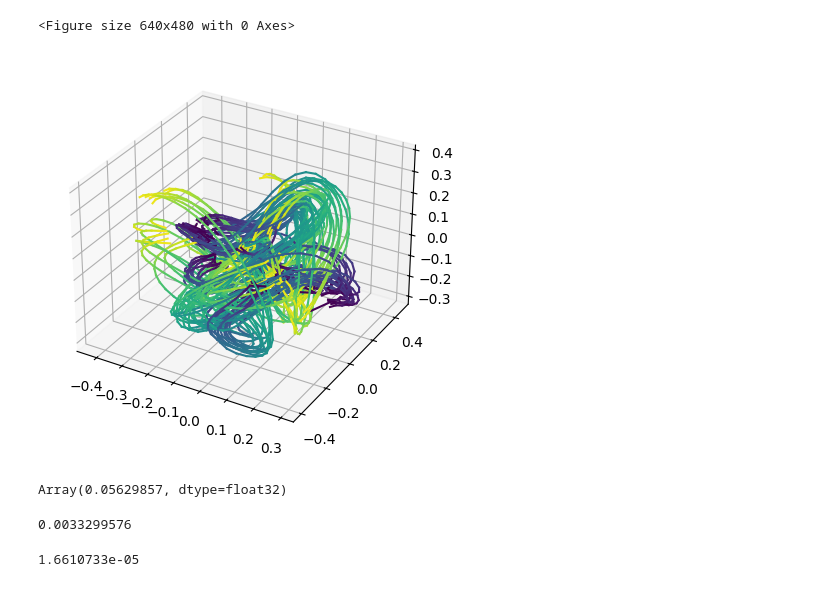
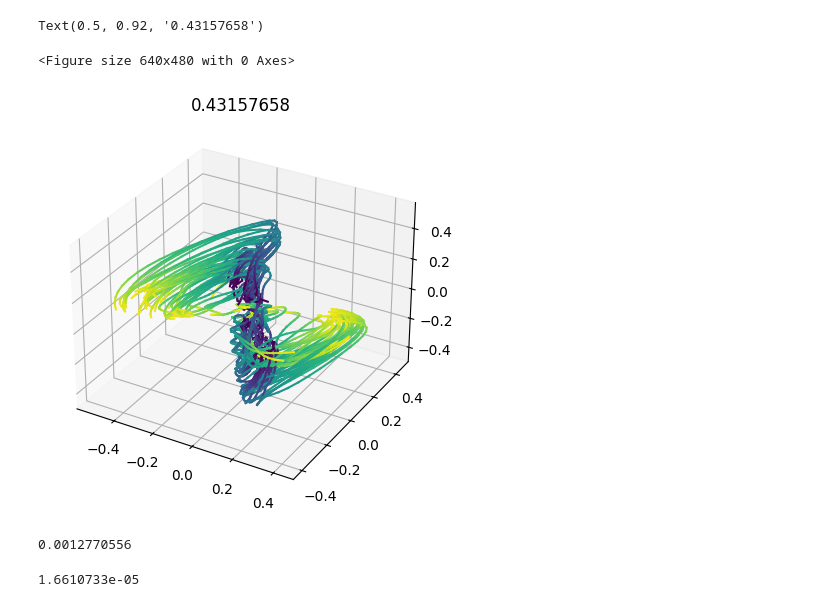
Before and after one commit to ArielleRosinski/SCA_project, a Jupyter notebook: var_explained.ipynb, the cells around one changed output. Saved outputs shown, nothing was run; the diff lists cells and outputs as text; code cells hidden in the pictures.

```diff
--- a/var_explained.ipynb
+++ b/var_explained.ipynb
@@ -8,25 +8,45 @@ from kernel_sca_inducing_points import *
 # %%
 A = jnp.load('/Users/ariellerosinski/My Drive/Cambridge/Project/datasets/MC_Maze/A_softNormMax_centerFalse.npy')
 X = jnp.load('/Users/ariellerosinski/My Drive/Cambridge/Project/datasets/MC_Maze/X_softNormMax_centerFalse.npy')
 K, N, T = X.shape
 
-params = jnp.load('/Users/ariellerosinski/My Drive/Cambridge/Project/outputs/kernel_SCA/MC_Maze_3_7_2024/kernel_/neural_psth/params_8d_gaussian.npy', allow_pickle=True).tolist()
+params = jnp.load('/Users/ariellerosinski/My Drive/Cambridge/Project/outputs/kernel_SCA/MC_Maze_3_7_2024/kernel_/neural_psth/params_3d_gaussian.npy', allow_pickle=True).tolist()
 
 kernel_function = K_X_Y_squared_exponential
-d = 8
+d = 3
 c = 30
 K_u_u_K_u_A_alpha_H, K_A_u, K_u_u, H_K_A_u  = get_alpha(params, A, X, kernel_function, d)
 alpha_tilde, u, l2, scale = get_params(params, kernel_function=kernel_function)
 
 X_reshaped = X.swapaxes(0,1).reshape(N,-1)
 K_u_X = kernel_function(u, X_reshaped, l2=l2, scale=scale).reshape(-1,K,T).swapaxes(0,1)
 Y = jnp.einsum('ji,kjm->kim',  K_u_u_K_u_A_alpha_H, K_u_X)
 Y = center(Y)
 plt.figure()
 plot_3D(Y)
+plt.title(compute_S_all_pairs(Y))
 # %% [output]
-<Figure size 640x480 with 0 Axes>
+Text(0.5, 0.92, '0.43157658')
+<Figure size 640x480 with 0 Axes>
-[figure, old version]
+[figure, new version]
+# %%
+
+
+
+L = jnp.linalg.cholesky(K_u_u + jnp.identity(c) * 1e-5)
+Q_, R = jnp.linalg.qr(H_K_A_u, mode='reduced')
+alpha_tilde_QR, _ = jnp.linalg.qr(alpha_tilde, mode='reduced')
+alpha = jnp.einsum('ij,jm->im', Q_, solve_triangular(R.T, jnp.dot(L, alpha_tilde_QR), lower=True))
+
+K_A_A = kernel_function(A, A, l2=l2, scale=scale)
+K_A_A_reshaped = K_A_A.reshape(K, T, K, T)
+mean = jnp.mean(K_A_A_reshaped, axis=(0,2), keepdims=True)
+K_A_A_tilde = (K_A_A_reshaped - mean).reshape(K*T, K*T)
+
+var_explained = jnp.trace(alpha.T @ K_A_A_tilde @ alpha) / jnp.trace(K_A_A_tilde)
+print(var_explained)
+# %% [output]
+0.0012770556
 # %%
 X_reshaped = X.swapaxes(1,2).reshape(-1, N)
 full_X_var = jnp.sum(jnp.var(X_reshaped, axis=0))
@@ -35,26 +55,6 @@ Y_reshaped = Y.swapaxes(1,2).reshape(-1, d)
 full_Y_var = jnp.sum(jnp.var(Y_reshaped, axis=0))
 
 full_Y_var/full_X_var
-# %% [output]
-Array(0.05629857, dtype=float32)
-# %%
-
-
-
-L = jnp.linalg.cholesky(K_u_u + jnp.identity(c) * 1e-5)
-Q_, R = jnp.linalg.qr(H_K_A_u, mode='reduced')
-alpha_tilde_QR, _ = jnp.linalg.qr(alpha_tilde, mode='reduced')
-alpha = jnp.einsum('ij,jm->im', Q_, solve_triangular(R.T, jnp.dot(L, alpha_tilde_QR), lower=True))
-
-K_A_A = kernel_function(A, A, l2=l2, scale=scale)
-K_A_A_reshaped = K_A_A.reshape(K, T, K, T)
-mean = jnp.mean(K_A_A_reshaped, axis=(0,2), keepdims=True)
-K_A_A_tilde = (K_A_A_reshaped - mean).reshape(K*T, K*T)
-
-var_explained = jnp.trace(alpha.T @ K_A_A_tilde @ alpha) / jnp.trace(K_A_A_tilde)
-print(var_explained)
-# %% [output]
-0.0033299576
 # %%
 def var_explained_kernel(K_u_u_K_u_A_alpha_H, K_A_u, K_u_u):
     return  np.trace( K_u_u_K_u_A_alpha_H.T @ K_u_u_K_u_A_alpha_H / np.trace(H_K_A_u @ K_u_u @ H_K_A_u.T )   )
```
Also changed, not shown: 3 other files.
